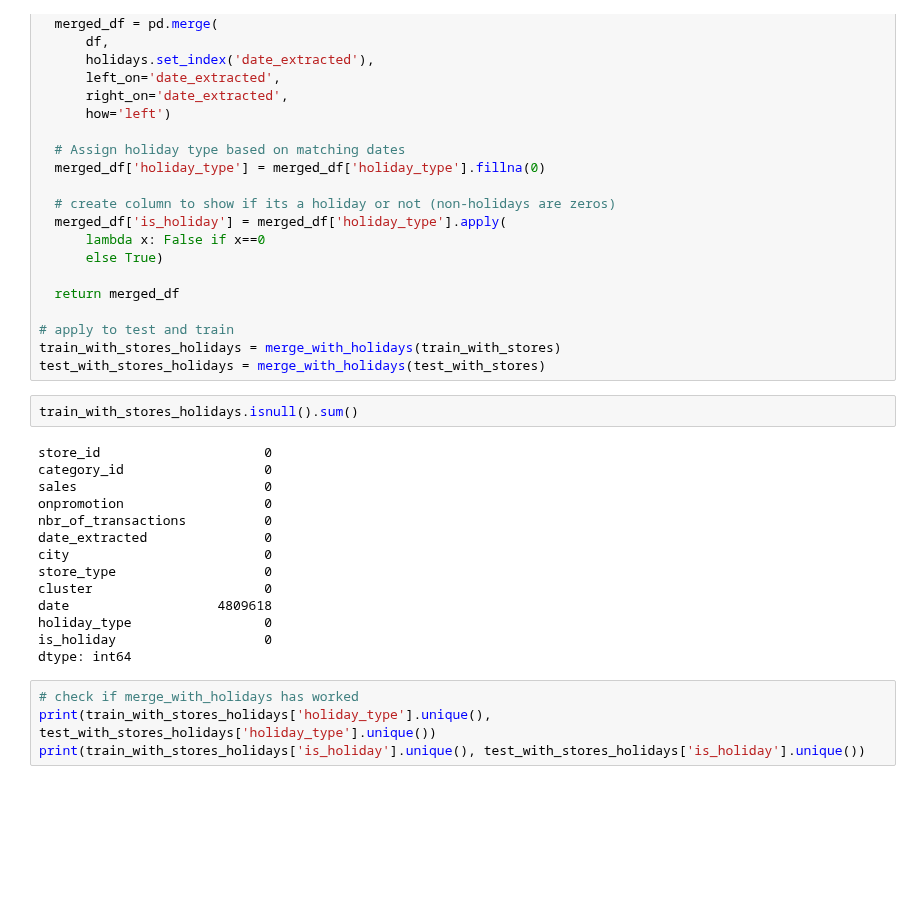
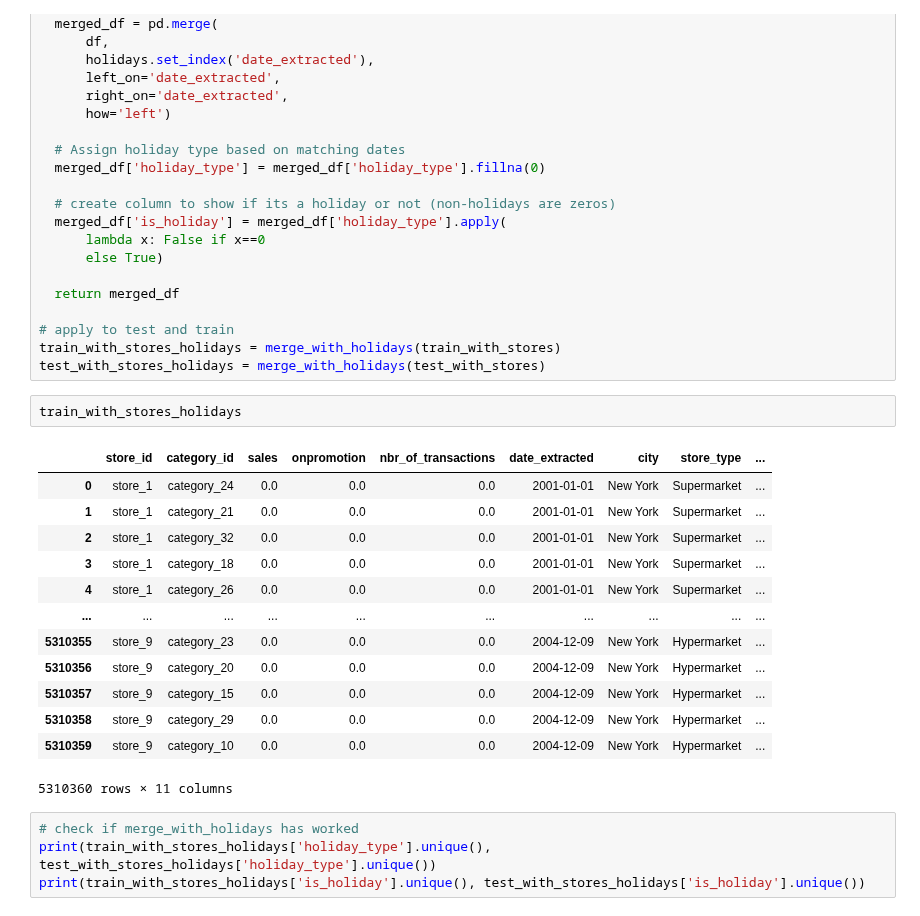
Before and after one commit to ikoghoemmanuell/Grocery-Store-Forecasting-Challenge-For-Azubian, a Jupyter notebook: dev/notebooks/sales.ipynb, the cells around one changed output. Drawn from its saved outputs; the diff is of its cells as text; blank space fills up the shorter version.

```diff
--- a/dev/notebooks/sales.ipynb
+++ b/dev/notebooks/sales.ipynb
@@ -838,21 +842,21 @@ def merge_with_holidays(df):
 train_with_stores_holidays = merge_with_holidays(train_with_stores)
 test_with_stores_holidays = merge_with_holidays(test_with_stores)
 # %%
-train_with_stores_holidays.isnull().sum()
+train_with_stores_holidays
 # %% [output]
+|  | store_id | category_id | sales | onpromotion | nbr_of_transactions | date_extracted | city | store_type | ... |
+| 0 | store_1 | category_24 | 0.0 | 0.0 | 0.0 | 2001-01-01 | New York | Supermarket | ... |
+| 1 | store_1 | category_21 | 0.0 | 0.0 | 0.0 | 2001-01-01 | New York | Supermarket | ... |
+| 2 | store_1 | category_32 | 0.0 | 0.0 | 0.0 | 2001-01-01 | New York | Supermarket | ... |
+| 3 | store_1 | category_18 | 0.0 | 0.0 | 0.0 | 2001-01-01 | New York | Supermarket | ... |
+| 4 | store_1 | category_26 | 0.0 | 0.0 | 0.0 | 2001-01-01 | New York | Supermarket | ... |
+| ... | ... | ... | ... | ... | ... | ... | ... | ... | ... |
+| 5310355 | store_9 | category_23 | 0.0 | 0.0 | 0.0 | 2004-12-09 | New York | Hypermarket | ... |
+| 5310356 | store_9 | category_20 | 0.0 | 0.0 | 0.0 | 2004-12-09 | New York | Hypermarket | ... |
+| 5310357 | store_9 | category_15 | 0.0 | 0.0 | 0.0 | 2004-12-09 | New York | Hypermarket | ... |
+| 5310358 | store_9 | category_29 | 0.0 | 0.0 | 0.0 | 2004-12-09 | New York | Hypermarket | ... |
+| 5310359 | store_9 | category_10 | 0.0 | 0.0 | 0.0 | 2004-12-09 | New York | Hypermarket | ... |
-store_id                     0
-category_id                  0
-sales                        0
-onpromotion                  0
-nbr_of_transactions          0
-date_extracted               0
-city                         0
-store_type                   0
-cluster                      0
-date                   4809618
-holiday_type                 0
-is_holiday                   0
-dtype: int64
+5310360 rows × 11 columns
 # %%
 # check if merge_with_holidays has worked
 print(train_with_stores_holidays['holiday_type'].unique(), test_with_stores_holidays['holiday_type'].unique())
```
Also changed, not shown: parts of 17 cells of this notebook.
